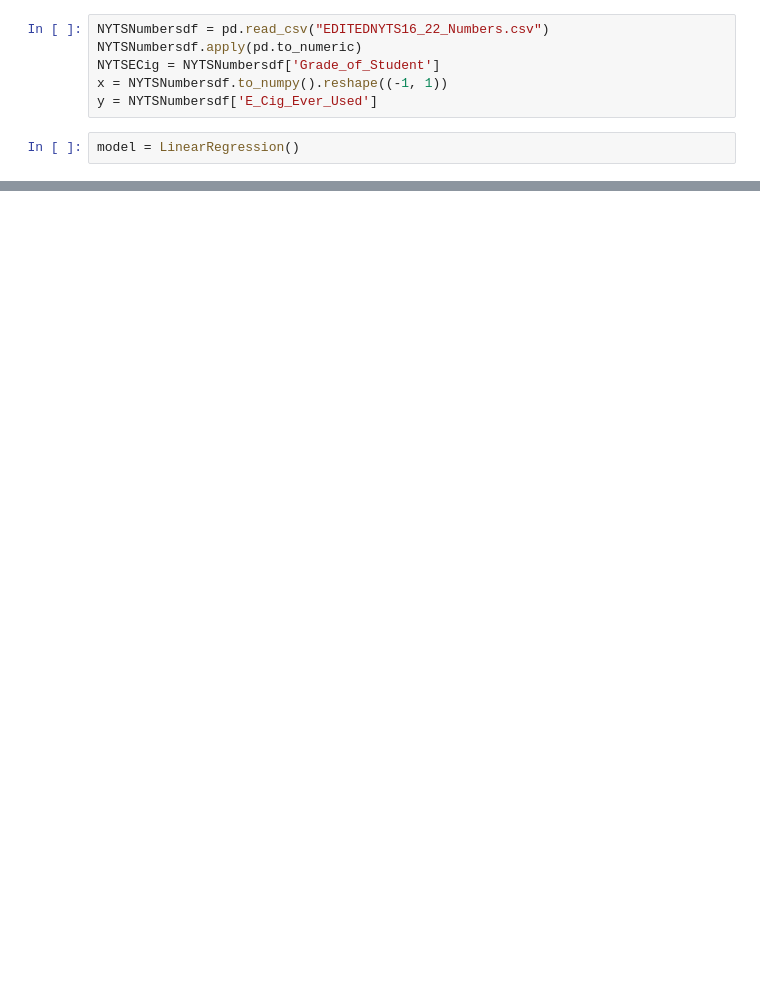
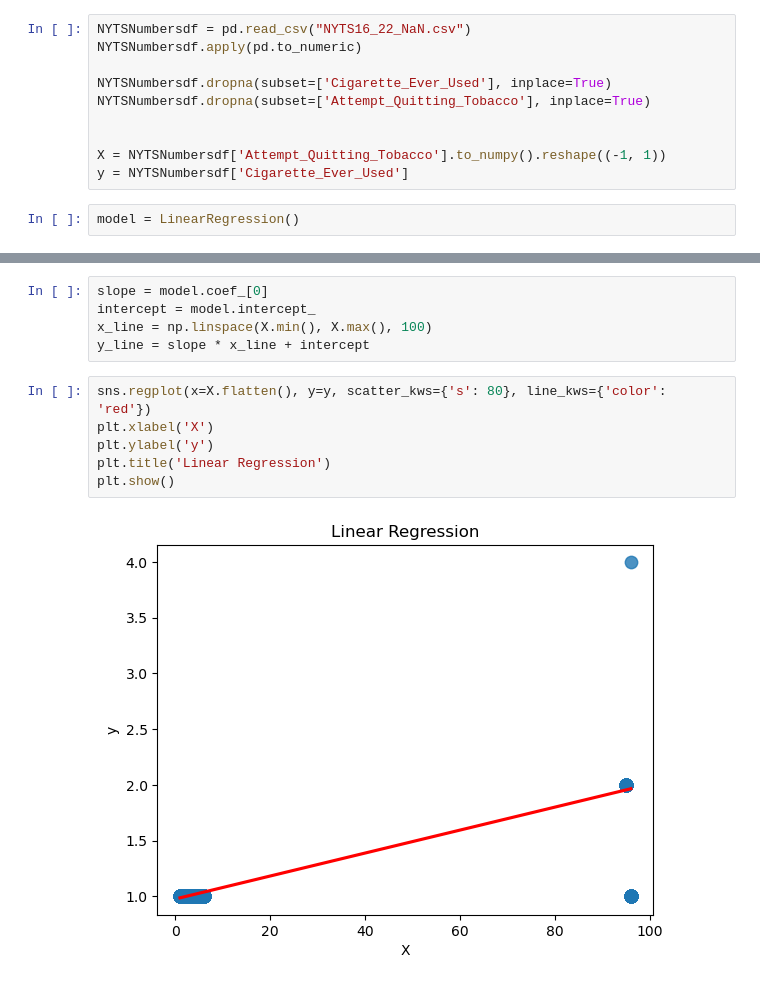
Before and after one commit to kh-bh/IntroToDSFinalProject, a Jupyter notebook: NYTS 2016-2022 Full Data/FullDataPredictionModels.ipynb, the cells around one changed output, grey strips where cells are left out. Drawn from its saved outputs; the diff is of its cells as text; blank space fills up the shorter version.

```diff
--- a/NYTS 2016-2022 Full Data/FullDataPredictionModels.ipynb
+++ b/NYTS 2016-2022 Full Data/FullDataPredictionModels.ipynb
@@ -80,11 +53,15 @@ import numpy as np
 from sklearn.linear_model import LinearRegression
 import pandas as pd
 # %%
-NYTSNumbersdf = pd.read_csv("EDITEDNYTS16_22_Numbers.csv")
+NYTSNumbersdf = pd.read_csv("NYTS16_22_NaN.csv")
 NYTSNumbersdf.apply(pd.to_numeric)
-NYTSECig = NYTSNumbersdf['Grade_of_Student']
-x = NYTSNumbersdf.to_numpy().reshape((-1, 1))
-y = NYTSNumbersdf['E_Cig_Ever_Used']
+
+NYTSNumbersdf.dropna(subset=['Cigarette_Ever_Used'], inplace=True)
+NYTSNumbersdf.dropna(subset=['Attempt_Quitting_Tobacco'], inplace=True)
+
+
+X = NYTSNumbersdf['Attempt_Quitting_Tobacco'].to_numpy().reshape((-1, 1))
+y = NYTSNumbersdf['Cigarette_Ever_Used']
 # %%
 model = LinearRegression()
 # %%
@@ -99,0 +78,13 @@ print(f"coefficient of determination: {r_sq}")
+# %%
+slope = model.coef_[0]
+intercept = model.intercept_
+x_line = np.linspace(X.min(), X.max(), 100)
+y_line = slope * x_line + intercept
+# %%
+sns.regplot(x=X.flatten(), y=y, scatter_kws={'s': 80}, line_kws={'color': 'red'})
+plt.xlabel('X')
+plt.ylabel('y')
+plt.title('Linear Regression')
+plt.show()
+# %% [output]
+[figure, added]
```
Also changed, not shown: parts of 11 cells of this notebook, 4 other files.
